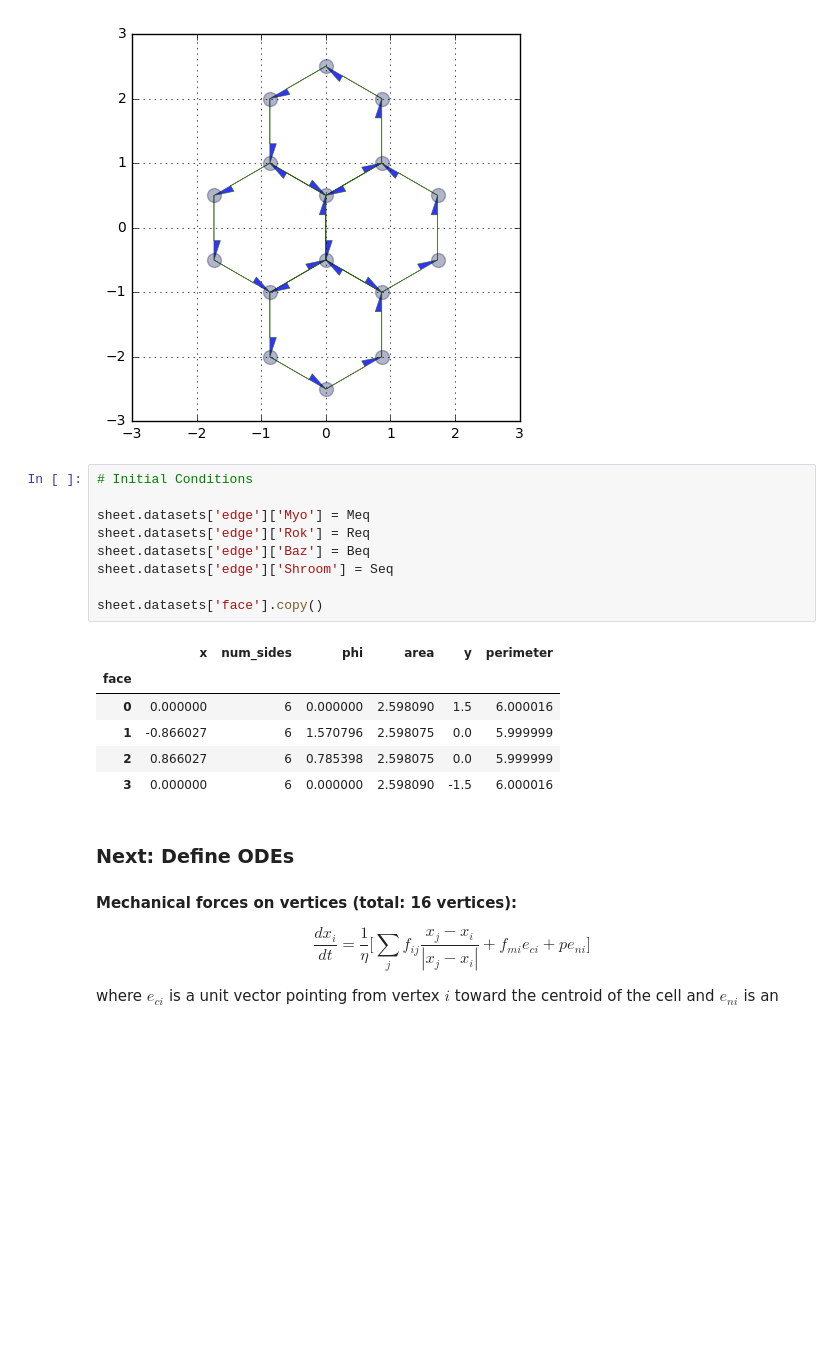
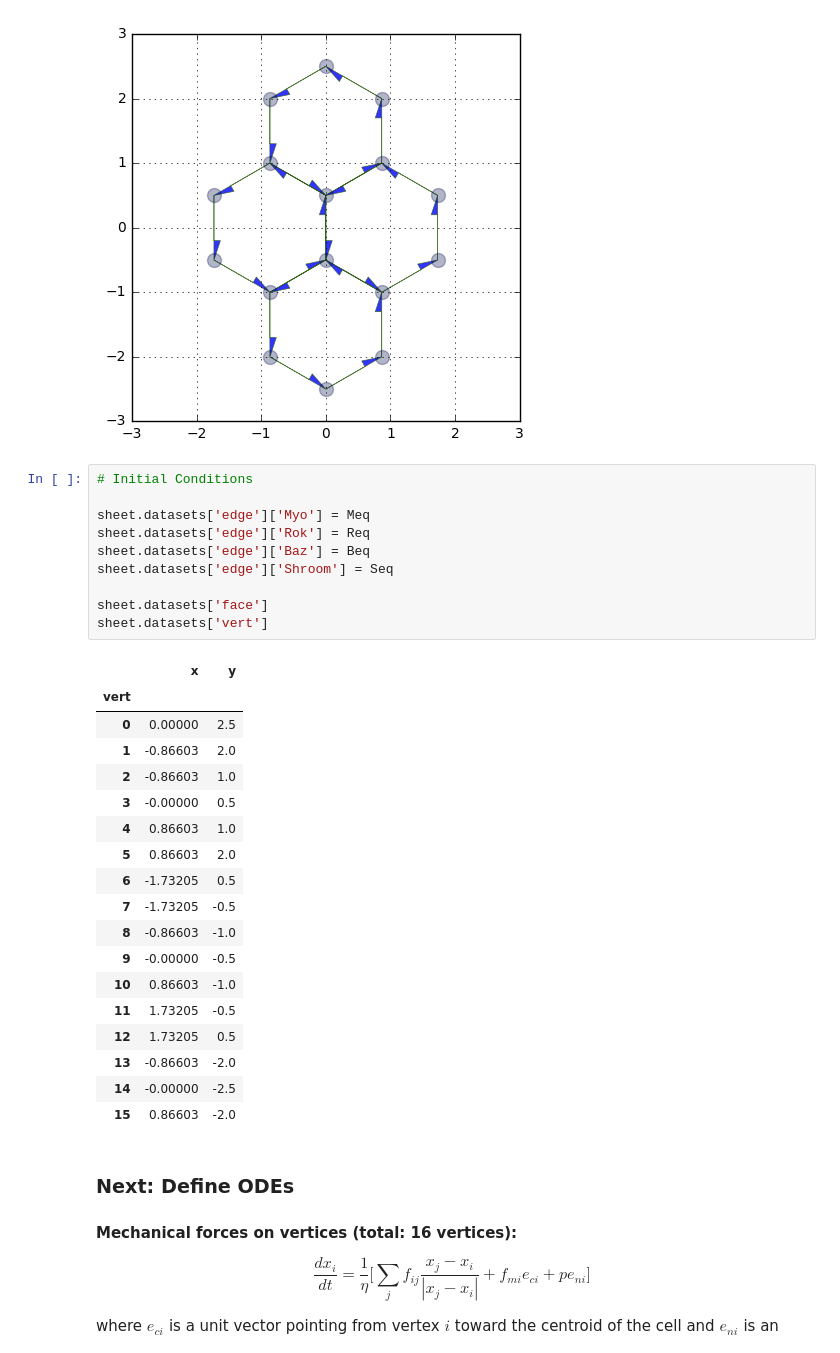
Before and after one commit to csianglim/lan-et-al-2015, a Jupyter notebook: lan et al.ipynb, the cells around one changed output. Cells and saved outputs as stored; diff of their text form; blank space fills up the shorter version.

```diff
--- a/lan et al.ipynb
+++ b/lan et al.ipynb
@@ -83,19 +83,32 @@ Total Edges:  24
 # %%
 # Initial Conditions
 
 sheet.datasets['edge']['Myo'] = Meq
 sheet.datasets['edge']['Rok'] = Req
 sheet.datasets['edge']['Baz'] = Beq
 sheet.datasets['edge']['Shroom'] = Seq
 
-sheet.datasets['face'].copy()
+sheet.datasets['face']
+sheet.datasets['vert']
 # %% [output]
-|  | x | num_sides | phi | area | y | perimeter |
-| face |  |  |  |  |  |  |
-| 0 | 0.000000 | 6 | 0.000000 | 2.598090 | 1.5 | 6.000016 |
-| 1 | -0.866027 | 6 | 1.570796 | 2.598075 | 0.0 | 5.999999 |
-| 2 | 0.866027 | 6 | 0.785398 | 2.598075 | 0.0 | 5.999999 |
-| 3 | 0.000000 | 6 | 0.000000 | 2.598090 | -1.5 | 6.000016 |
+|  | x | y |
+| vert |  |  |
+| 0 | 0.00000 | 2.5 |
+| 1 | -0.86603 | 2.0 |
+| 2 | -0.86603 | 1.0 |
+| 3 | -0.00000 | 0.5 |
+| 4 | 0.86603 | 1.0 |
+| 5 | 0.86603 | 2.0 |
+| 6 | -1.73205 | 0.5 |
+| 7 | -1.73205 | -0.5 |
+| 8 | -0.86603 | -1.0 |
+| 9 | -0.00000 | -0.5 |
+| 10 | 0.86603 | -1.0 |
+| 11 | 1.73205 | -0.5 |
+| 12 | 1.73205 | 0.5 |
+| 13 | -0.86603 | -2.0 |
+| 14 | -0.00000 | -2.5 |
+| 15 | 0.86603 | -2.0 |
 # %% [markdown]
 ### Next: Define ODEs
 
```
Also changed, not shown: parts of 3 cells of this notebook.
